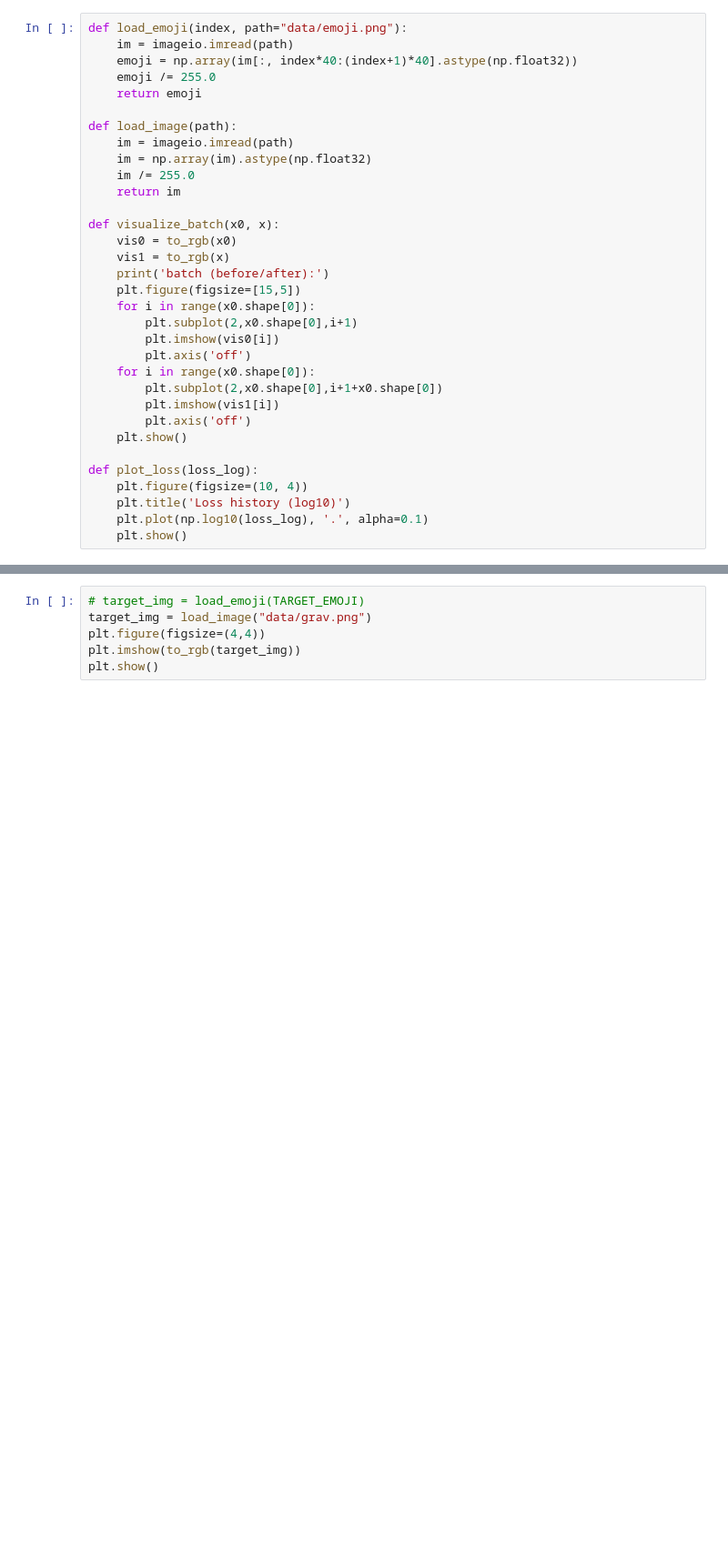
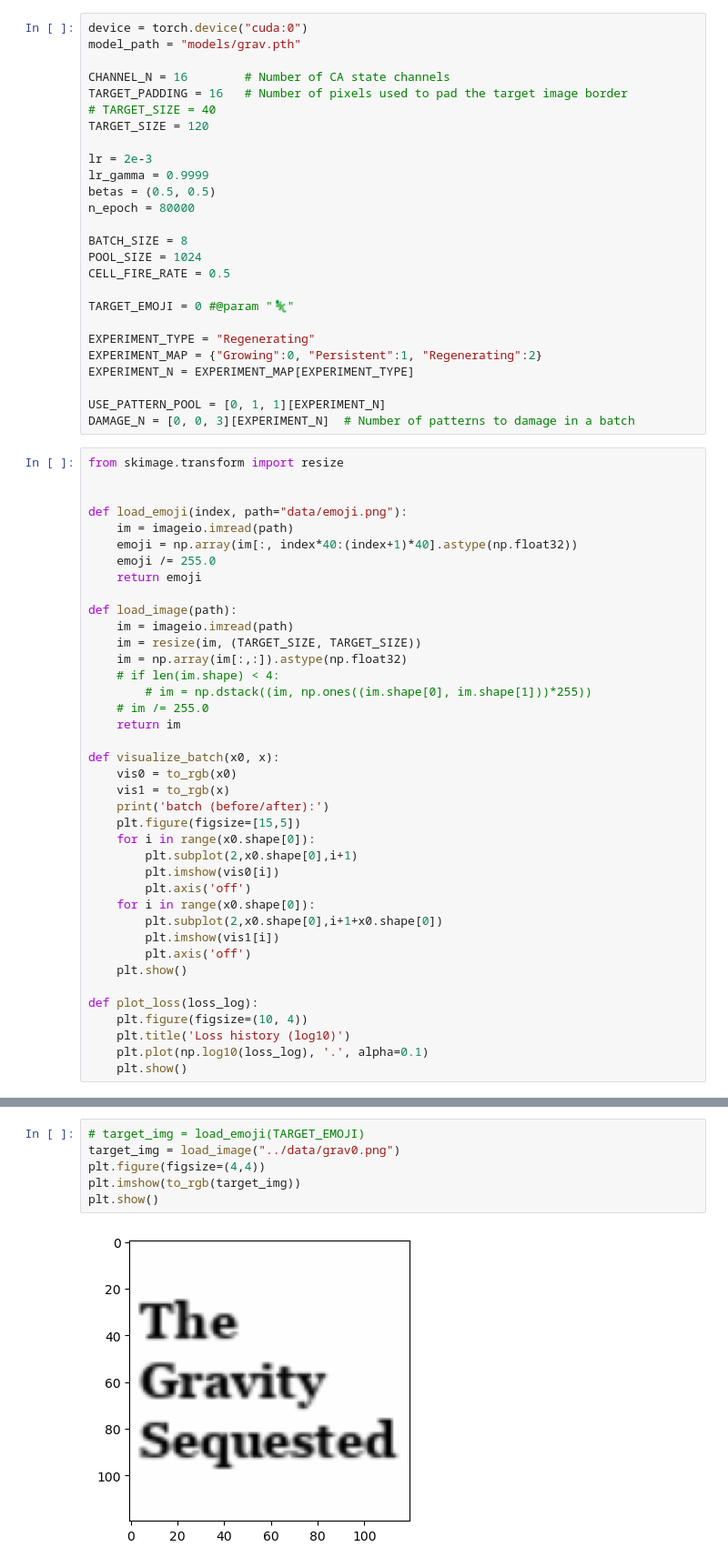
Before and after one commit to jacksonsdean/Growing-Neural-Cellular-Automata, a Jupyter notebook: training.ipynb, the cells around one changed output, grey strips where cells are left out. Shown: that part at 91% size. Saved outputs shown, nothing was run; the diff lists cells and outputs as text; blank space fills up the shorter version.

```diff
--- a/training.ipynb
+++ b/training.ipynb
@@ -14,7 +14,36 @@ from IPython.display import clear_output
 
 from lib.CAModel import CAModel
 from lib.utils_vis import SamplePool, to_alpha, to_rgb, get_living_mask, make_seed, make_circle_masks
+# %%
+device = torch.device("cuda:0")
+model_path = "models/grav.pth"
+
+CHANNEL_N = 16        # Number of CA state channels
+TARGET_PADDING = 16   # Number of pixels used to pad the target image border
+# TARGET_SIZE = 40
+TARGET_SIZE = 120
+
+lr = 2e-3
+lr_gamma = 0.9999
+betas = (0.5, 0.5)
+n_epoch = 80000
+
+BATCH_SIZE = 8
+POOL_SIZE = 1024
+CELL_FIRE_RATE = 0.5
+
+TARGET_EMOJI = 0 #@param "🦎"
+
+EXPERIMENT_TYPE = "Regenerating"
+EXPERIMENT_MAP = {"Growing":0, "Persistent":1, "Regenerating":2}
+EXPERIMENT_N = EXPERIMENT_MAP[EXPERIMENT_TYPE]
+
+USE_PATTERN_POOL = [0, 1, 1][EXPERIMENT_N]
+DAMAGE_N = [0, 0, 3][EXPERIMENT_N]  # Number of patterns to damage in a batch
 # %%
+from skimage.transform import resize
+
+
 def load_emoji(index, path="data/emoji.png"):
     im = imageio.imread(path)
     emoji = np.array(im[:, index*40:(index+1)*40].astype(np.float32))
@@ -23,8 +52,11 @@ def load_emoji(index, path="data/emoji.png"):
 
 def load_image(path):
     im = imageio.imread(path)
-    im = np.array(im).astype(np.float32)
-    im /= 255.0
+    im = resize(im, (TARGET_SIZE, TARGET_SIZE))
+    im = np.array(im[:,:]).astype(np.float32)
+    # if len(im.shape) < 4:
+        # im = np.dstack((im, np.ones((im.shape[0], im.shape[1]))*255))
+    # im /= 255.0
     return im
 
 def visualize_batch(x0, x):
@@ -75,8 +82,10 @@ DAMAGE_N = [0, 0, 3][EXPERIMENT_N]  # Number of patterns to damage in a batch
 # %%
 # target_img = load_emoji(TARGET_EMOJI)
-target_img = load_image("data/grav.png")
+target_img = load_image("../data/grav0.png")
 plt.figure(figsize=(4,4))
 plt.imshow(to_rgb(target_img))
 plt.show()
+# %% [output]
+[figure, added]
 # %%
 p = TARGET_PADDING
```
Also changed, not shown: parts of 3 cells of this notebook, 1 other file.
